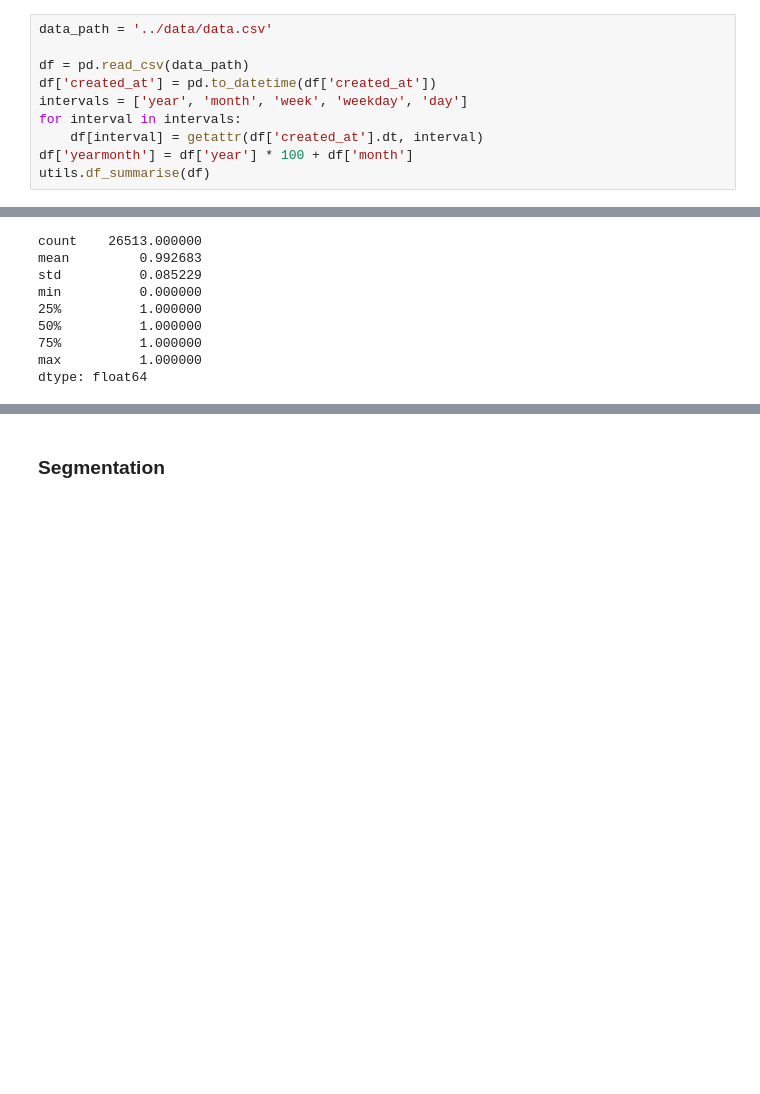
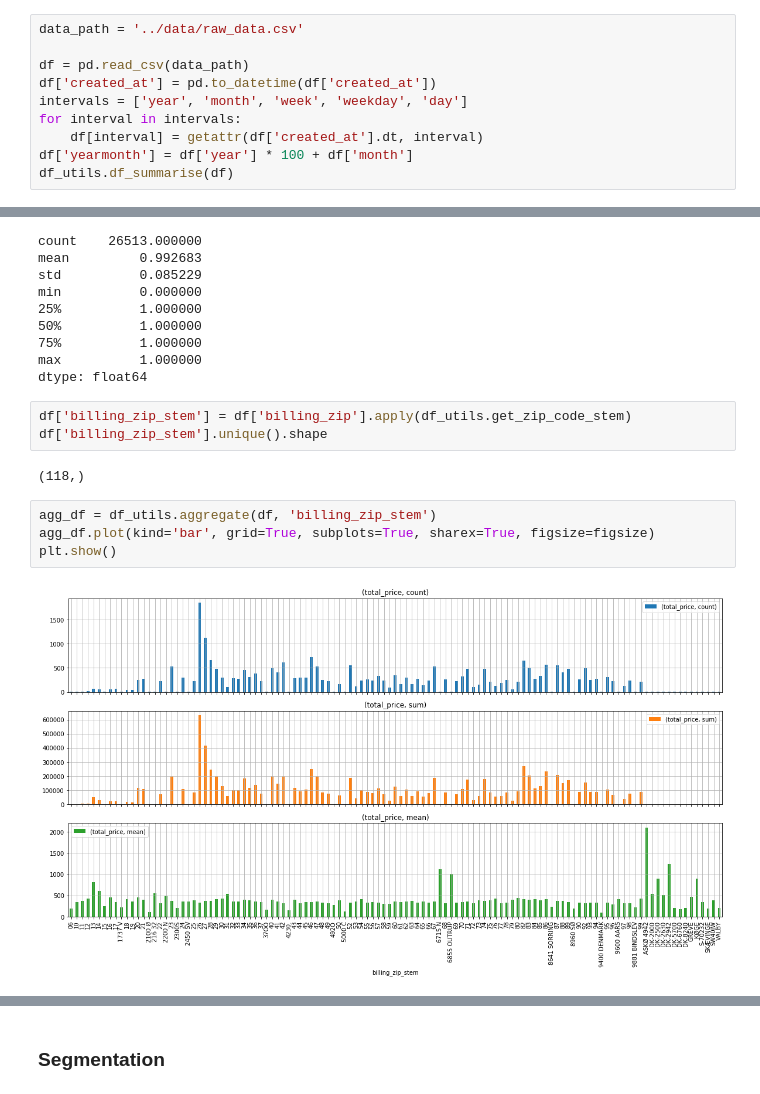
Before and after one commit to TomaszKaleczyc/customer_order_prediction, a Jupyter notebook: src/01_EDA.ipynb, the cells around one changed output, grey strips where cells are left out. Cells and saved outputs as stored; diff of their text form; blank space fills up the shorter version.

```diff
--- a/src/01_EDA.ipynb
+++ b/src/01_EDA.ipynb
@@ -17,5 +18,5 @@ from utilities import utils
 # %%
-data_path = '../data/data.csv'
+data_path = '../data/raw_data.csv'
 
 df = pd.read_csv(data_path)
 df['created_at'] = pd.to_datetime(df['created_at'])
@@ -23,7 +24,7 @@ intervals = ['year', 'month', 'week', 'weekday', 'day']
 for interval in intervals:
     df[interval] = getattr(df['created_at'].dt, interval)
 df['yearmonth'] = df['year'] * 100 + df['month']
-utils.df_summarise(df)
+df_utils.df_summarise(df)
 # %% [output]
 (26513, 13)
 Index(['order_id', 'customer_id', 'created_at', 'total_price', 'shipping_zip',
@@ -122,3 +128,14 @@ min          0.000000
 75%          1.000000
 max          1.000000
 dtype: float64
+# %%
+df['billing_zip_stem'] = df['billing_zip'].apply(df_utils.get_zip_code_stem)
+df['billing_zip_stem'].unique().shape
+# %% [output]
+(118,)
+# %%
+agg_df = df_utils.aggregate(df, 'billing_zip_stem')
+agg_df.plot(kind='bar', grid=True, subplots=True, sharex=True, figsize=figsize)
+plt.show()
+# %% [output]
+[figure, added]
```
Also changed, not shown: parts of 7 cells of this notebook, 6 other files.
